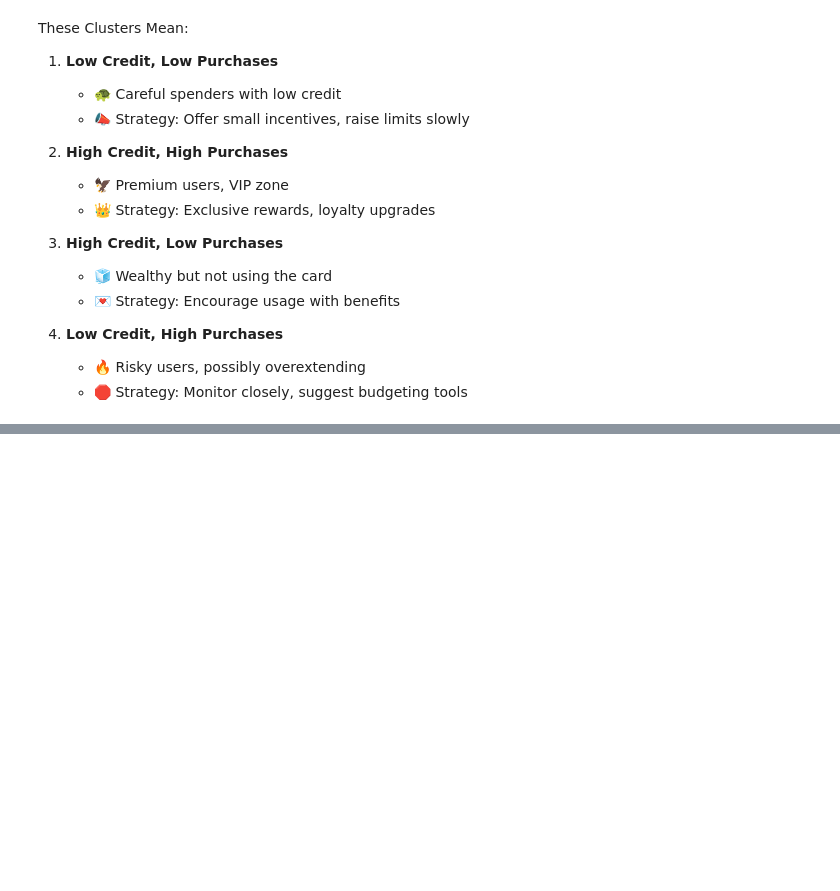
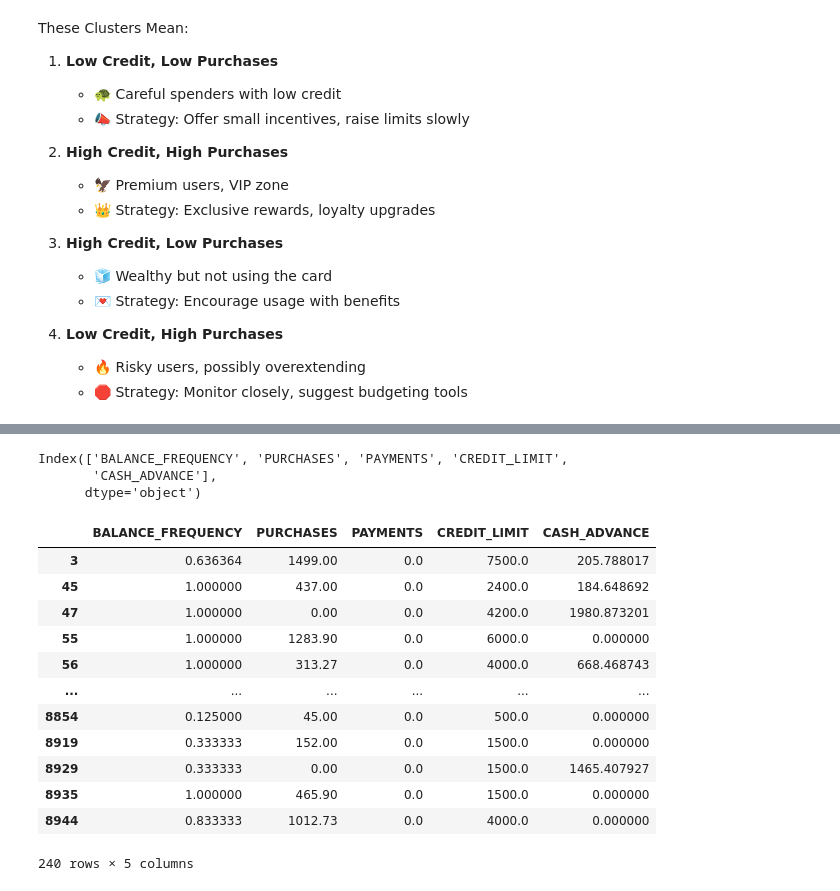
Before and after one commit to BluesIDK/HAHA-, a Jupyter notebook: CHECKPOİNT UNSUPERVİSED 1.ipynb, the cells around one changed output, grey strips where cells are left out. Drawn from its saved outputs; the diff is of its cells as text; code cells hidden in the pictures; blank space fills up the shorter version.

```diff
--- a/CHECKPOİNT UNSUPERVİSED 1.ipynb
+++ b/CHECKPOİNT UNSUPERVİSED 1.ipynb
@@ -233,0 +242,22 @@ These Clusters Mean:
+# %%
+df.columns
+# %% [output]
+Index(['BALANCE_FREQUENCY', 'PURCHASES', 'PAYMENTS', 'CREDIT_LIMIT',
+       'CASH_ADVANCE'],
+      dtype='object')
+# %%
+df[df["PAYMENTS"]==0]
+# %% [output]
+|  | BALANCE_FREQUENCY | PURCHASES | PAYMENTS | CREDIT_LIMIT | CASH_ADVANCE |
+| 3 | 0.636364 | 1499.00 | 0.0 | 7500.0 | 205.788017 |
+| 45 | 1.000000 | 437.00 | 0.0 | 2400.0 | 184.648692 |
+| 47 | 1.000000 | 0.00 | 0.0 | 4200.0 | 1980.873201 |
+| 55 | 1.000000 | 1283.90 | 0.0 | 6000.0 | 0.000000 |
+| 56 | 1.000000 | 313.27 | 0.0 | 4000.0 | 668.468743 |
+| ... | ... | ... | ... | ... | ... |
+| 8854 | 0.125000 | 45.00 | 0.0 | 500.0 | 0.000000 |
+| 8919 | 0.333333 | 152.00 | 0.0 | 1500.0 | 0.000000 |
+| 8929 | 0.333333 | 0.00 | 0.0 | 1500.0 | 1465.407927 |
+| 8935 | 1.000000 | 465.90 | 0.0 | 1500.0 | 0.000000 |
+| 8944 | 0.833333 | 1012.73 | 0.0 | 4000.0 | 0.000000 |
+240 rows × 5 columns
```
Also changed, not shown: parts of 4 cells of this notebook.
